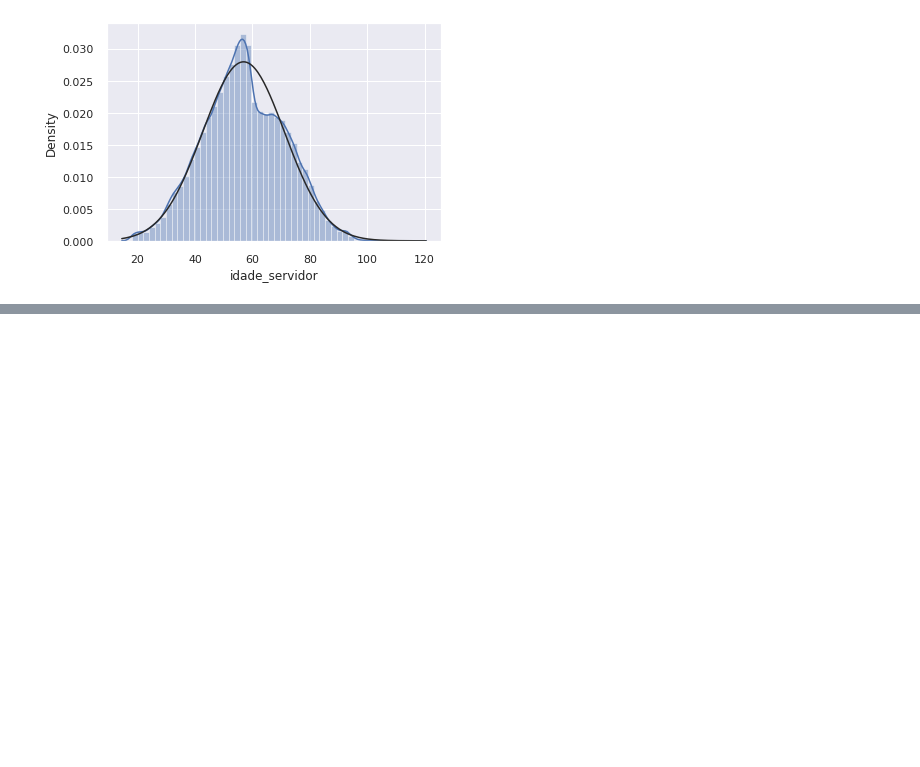
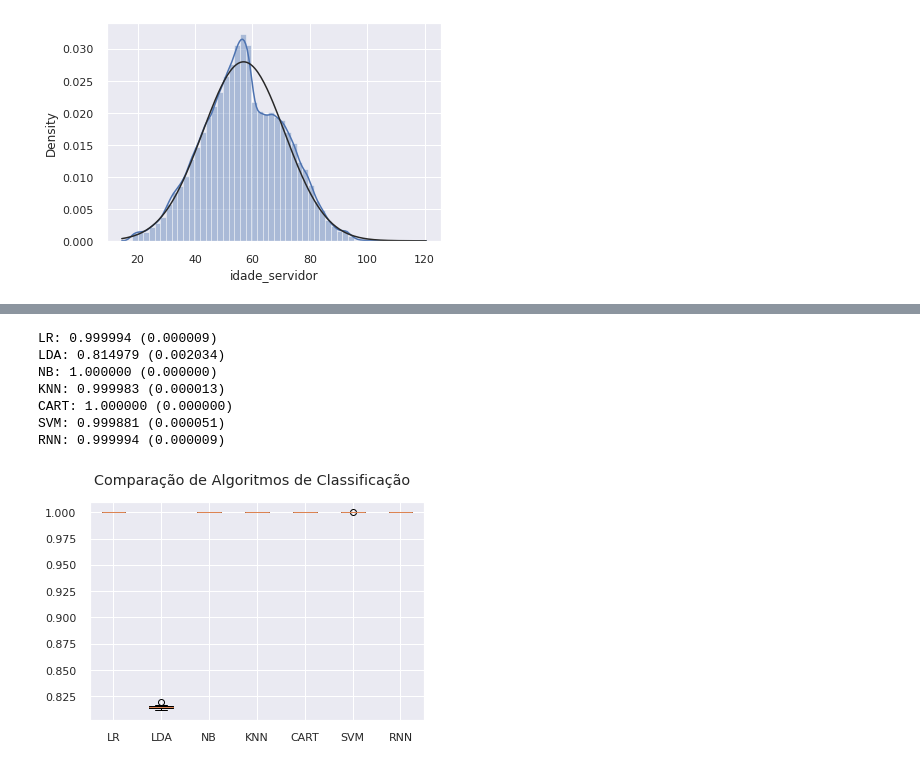
Before and after one commit to SarahSouzaPontes/banco_Dos_Dados_18.05.2022_Pensionistas_Desigualdades, a Jupyter notebook: Banco_Dos_Dados_18_05_2022_Pensionistas_Desigualdades.ipynb, the cells around one changed output, grey strips where cells are left out. Cells and saved outputs as stored; diff of their text form; code cells hidden in the pictures; blank space fills up the shorter version.

```diff
--- a/Banco_Dos_Dados_18_05_2022_Pensionistas_Desigualdades.ipynb
+++ b/Banco_Dos_Dados_18_05_2022_Pensionistas_Desigualdades.ipynb
@@ -414,34 +406,43 @@ ValueError: ignored
 
 
 '''Análise de varios algoritmos de classificação'''
-um_folds = 10
+num_folds = 10
 resultados = []
 nomes = []
 modelos = []
 
 modelos.append(('LR', LogisticRegression()))
 modelos.append(('LDA', LinearDiscriminantAnalysis()))
 modelos.append(('NB', GaussianNB()))
 modelos.append(('KNN', KNeighborsClassifier()))
 modelos.append(('CART', DecisionTreeClassifier()))
 modelos.append(('SVM', SVC()))
 modelos.append(('RNN',MLPClassifier(hidden_layer_sizes=(8,8,8), activation='relu', solver='adam', max_iter=500)))
 
 for nome, modelo in modelos:
     kfold = KFold(n_splits = num_folds, shuffle=True, random_state=1)
     cv_results = cross_val_score(modelo, X_res, y_res, cv = kfold, scoring = 'accuracy')
     cm_results = cross_val_predict(modelo,X_res,y_res,cv = kfold)
     resultados.append(cv_results)
     nomes.append(nome)
     msg = "%s: %f (%f)" % (nome, cv_results.mean(), cv_results.std())
     print(msg)
 
 fig = plt.figure()
 fig.suptitle('Comparação de Algoritmos de Classificação')
 ax = fig.add_subplot(111)
 plt.boxplot(resultados)
 ax.set_xticklabels(nomes)
 plt.show()
+# %% [output]
+LR: 0.999994 (0.000009)
+LDA: 0.814979 (0.002034)
+NB: 1.000000 (0.000000)
+KNN: 0.999983 (0.000013)
+CART: 1.000000 (0.000000)
+SVM: 0.999881 (0.000051)
+RNN: 0.999994 (0.000009)
+[figure, added]
 # %%
 
 
```
Also changed, not shown: parts of 12 cells of this notebook.
